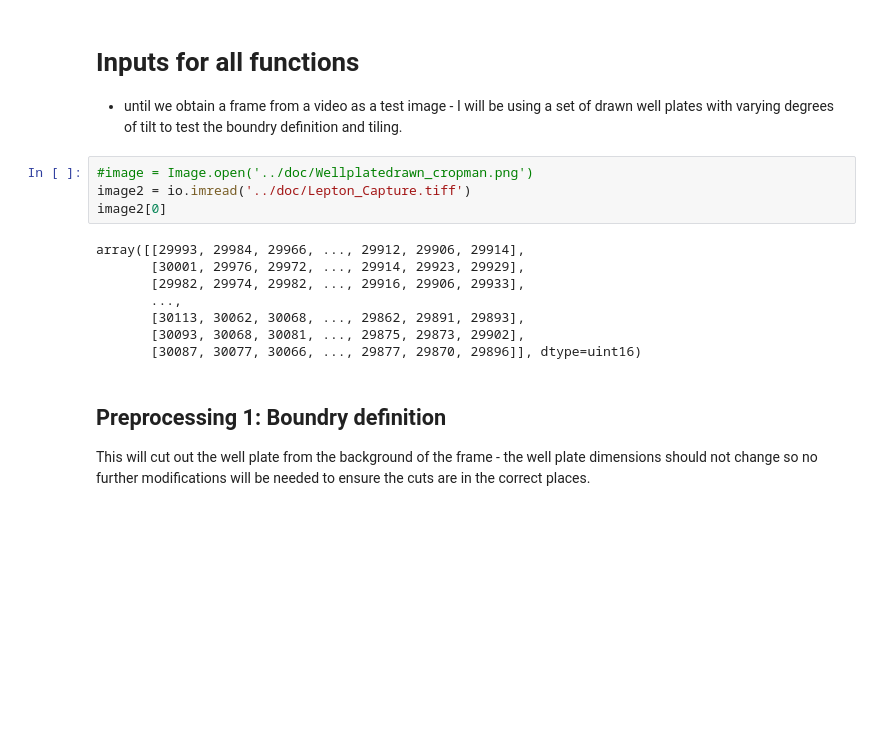
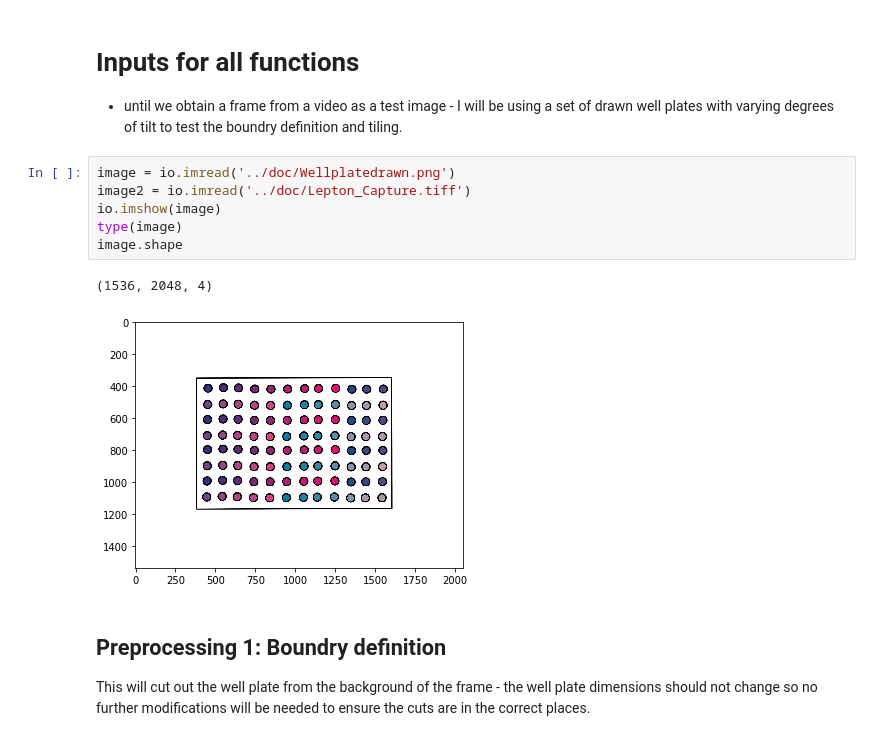
Before and after one commit to jrodguez/musical-robot, a Jupyter notebook: examples/Tile-ing Workbook.ipynb, the cells around one changed output. Saved outputs shown, nothing was run; the diff lists cells and outputs as text; blank space fills up the shorter version.

```diff
--- a/examples/Tile-ing Workbook.ipynb
+++ b/examples/Tile-ing Workbook.ipynb
@@ -16,17 +16,14 @@ These functions will modify the frames of the video image in order to separate e
 
 * until we obtain a frame from a video as a test image - I will be using a set of drawn well plates with varying degrees of tilt to test the boundry definition and tiling.
 # %%
-#image = Image.open('../doc/Wellplatedrawn_cropman.png')
+image = io.imread('../doc/Wellplatedrawn.png')
 image2 = io.imread('../doc/Lepton_Capture.tiff')
-image2[0]
+io.imshow(image)
+type(image)
+image.shape
 # %% [output]
-array([[29993, 29984, 29966, ..., 29912, 29906, 29914],
-       [30001, 29976, 29972, ..., 29914, 29923, 29929],
-       [29982, 29974, 29982, ..., 29916, 29906, 29933],
-       ...,
-       [30113, 30062, 30068, ..., 29862, 29891, 29893],
-       [30093, 30068, 30081, ..., 29875, 29873, 29902],
-       [30087, 30077, 30066, ..., 29877, 29870, 29896]], dtype=uint16)
+(1536, 2048, 4)
+[figure, added]
 # %% [markdown]
 ## Preprocessing 1: Boundry definition
 This will cut out the well plate from the background of the frame - the well plate dimensions should not change so no further modifications will be needed to ensure the cuts are in the correct places.
```
Also changed, not shown: parts of 24 cells of this notebook, 1 other file.
